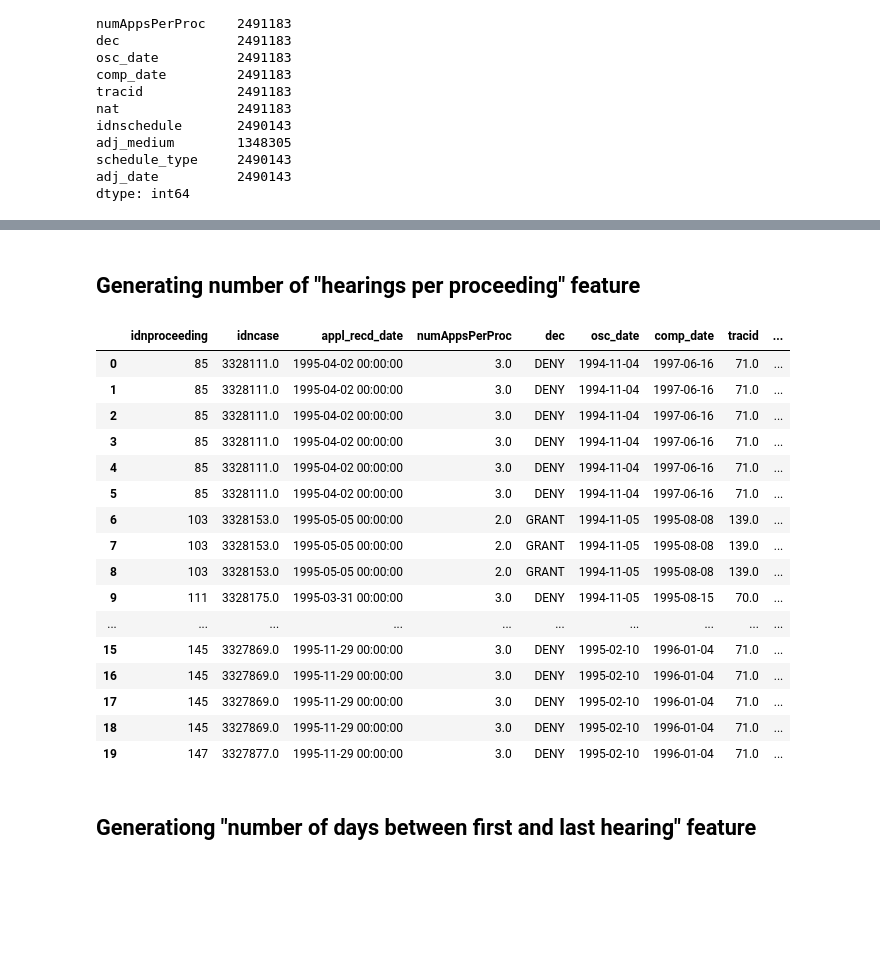
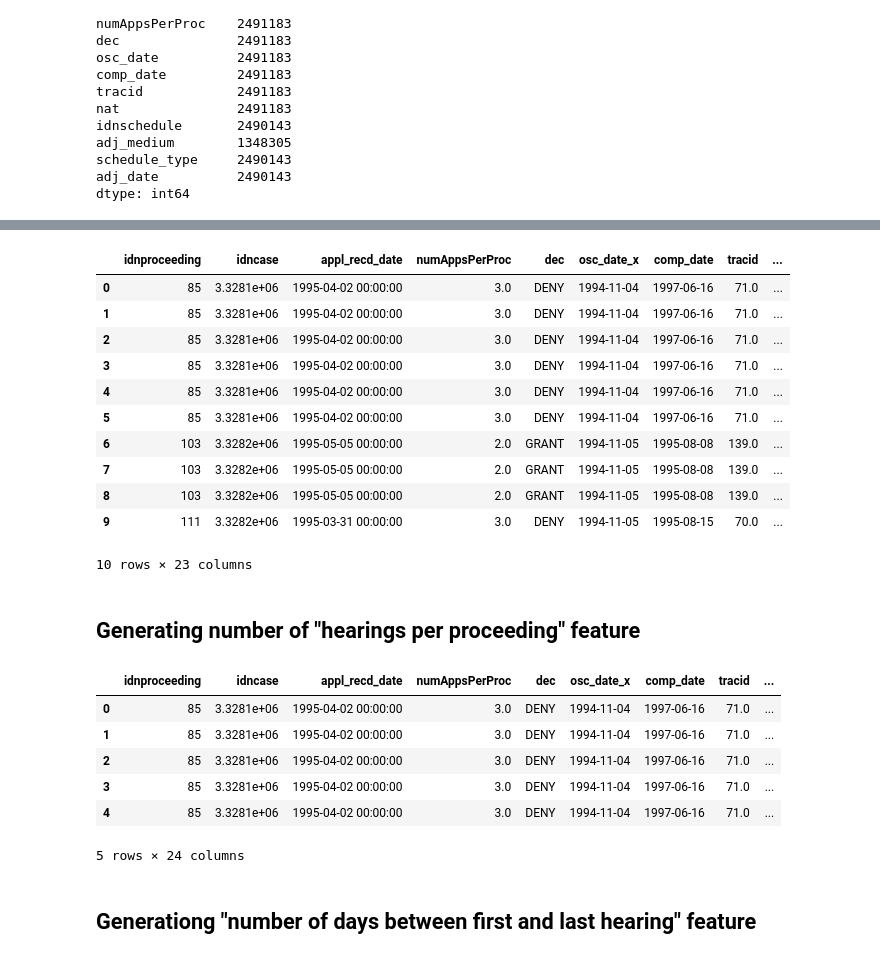
Before and after one commit to aspenyoo/refugees, a Jupyter notebook: Cleaning Schedule.ipynb, the cells around one changed output, grey strips where cells are left out. Saved outputs shown, nothing was run; the diff lists cells and outputs as text; code cells hidden in the pictures; blank space fills up the shorter version.

```diff
--- a/Cleaning Schedule.ipynb
+++ b/Cleaning Schedule.ipynb
@@ -63,0 +81,2 @@ sched.head(5)
+# %%
+tbl_sched = pd.read_csv('../detailed_schedule.csv', low_memory=False)
@@ -63,0 +92,2 @@ sched.head(5)
+# %%
+tbl_sched['adj_date'] = pd.to_datetime(tbl_sched['adj_date'])
@@ -117,5 +159,4 @@ merged_sched_master.head(10)
-# %%
-merged_sched_master['adj_date'] = merged_sched_master['adj_date'].astype('str')
-# delete dates invalid formats
-merged_sched_master = merged_sched_master[merged_sched_master['adj_date'].apply(lambda x: len(x) == 9)]
-merged_sched_master['adj_date'] = pd.to_datetime(merged_sched_master['adj_date'], format='%d%b%Y')
+# %%
+# merging with tbl_schedule.csv
+merged_sched_master = pd.merge(merged_sched_master, tbl_sched, on=['idncase', 'idnproceeding', 'adj_date'], how='left')
+merged_sched_master.count()
@@ -122,3 +181,18 @@ merged_sched_master['adj_date'] = pd.to_datetime(merged_sched_master['adj_date']
+# %%
+merged_sched_master.head(10)
+# %% [output]
+|  | idnproceeding | idncase | appl_recd_date | numAppsPerProc | dec | osc_date_x | comp_date | tracid | ... |
+| 0 | 85 | 3.3281e+06 | 1995-04-02 00:00:00 | 3.0 | DENY | 1994-11-04 | 1997-06-16 | 71.0 | ... |
+| 1 | 85 | 3.3281e+06 | 1995-04-02 00:00:00 | 3.0 | DENY | 1994-11-04 | 1997-06-16 | 71.0 | ... |
+| 2 | 85 | 3.3281e+06 | 1995-04-02 00:00:00 | 3.0 | DENY | 1994-11-04 | 1997-06-16 | 71.0 | ... |
+| 3 | 85 | 3.3281e+06 | 1995-04-02 00:00:00 | 3.0 | DENY | 1994-11-04 | 1997-06-16 | 71.0 | ... |
+| 4 | 85 | 3.3281e+06 | 1995-04-02 00:00:00 | 3.0 | DENY | 1994-11-04 | 1997-06-16 | 71.0 | ... |
+| 5 | 85 | 3.3281e+06 | 1995-04-02 00:00:00 | 3.0 | DENY | 1994-11-04 | 1997-06-16 | 71.0 | ... |
+| 6 | 103 | 3.3282e+06 | 1995-05-05 00:00:00 | 2.0 | GRANT | 1994-11-05 | 1995-08-08 | 139.0 | ... |
+| 7 | 103 | 3.3282e+06 | 1995-05-05 00:00:00 | 2.0 | GRANT | 1994-11-05 | 1995-08-08 | 139.0 | ... |
+| 8 | 103 | 3.3282e+06 | 1995-05-05 00:00:00 | 2.0 | GRANT | 1994-11-05 | 1995-08-08 | 139.0 | ... |
+| 9 | 111 | 3.3282e+06 | 1995-03-31 00:00:00 | 3.0 | DENY | 1994-11-05 | 1995-08-15 | 70.0 | ... |
+10 rows × 23 columns
 # %% [markdown]
 ## Generating number of "hearings per proceeding" feature
 # %%
@@ -126,25 +200,15 @@ merged_sched_master['numHearingsPerProc'] = 1
 # adding additional feature based on how many hearings have been scheduled for the same (idnCase, idnProceeding) pair
 merged_sched_master['numHearingsPerProc'] = merged_sched_master.groupby(['idncase', 'idnproceeding'])['numHearingsPerProc'].transform('count')
 # %%
-merged_sched_master.head(20)
+merged_sched_master.head(5)
 # %% [output]
-|  | idnproceeding | idncase | appl_recd_date | numAppsPerProc | dec | osc_date | comp_date | tracid | ... |
-| 0 | 85 | 3328111.0 | 1995-04-02 00:00:00 | 3.0 | DENY | 1994-11-04 | 1997-06-16 | 71.0 | ... |
-| 1 | 85 | 3328111.0 | 1995-04-02 00:00:00 | 3.0 | DENY | 1994-11-04 | 1997-06-16 | 71.0 | ... |
-| 2 | 85 | 3328111.0 | 1995-04-02 00:00:00 | 3.0 | DENY | 1994-11-04 | 1997-06-16 | 71.0 | ... |
-| 3 | 85 | 3328111.0 | 1995-04-02 00:00:00 | 3.0 | DENY | 1994-11-04 | 1997-06-16 | 71.0 | ... |
-| 4 | 85 | 3328111.0 | 1995-04-02 00:00:00 | 3.0 | DENY | 1994-11-04 | 1997-06-16 | 71.0 | ... |
-| 5 | 85 | 3328111.0 | 1995-04-02 00:00:00 | 3.0 | DENY | 1994-11-04 | 1997-06-16 | 71.0 | ... |
-| 6 | 103 | 3328153.0 | 1995-05-05 00:00:00 | 2.0 | GRANT | 1994-11-05 | 1995-08-08 | 139.0 | ... |
-| 7 | 103 | 3328153.0 | 1995-05-05 00:00:00 | 2.0 | GRANT | 1994-11-05 | 1995-08-08 | 139.0 | ... |
-| 8 | 103 | 3328153.0 | 1995-05-05 00:00:00 | 2.0 | GRANT | 1994-11-05 | 1995-08-08 | 139.0 | ... |
-| 9 | 111 | 3328175.0 | 1995-03-31 00:00:00 | 3.0 | DENY | 1994-11-05 | 1995-08-15 | 70.0 | ... |
-| ... | ... | ... | ... | ... | ... | ... | ... | ... | ... |
-| 15 | 145 | 3327869.0 | 1995-11-29 00:00:00 | 3.0 | DENY | 1995-02-10 | 1996-01-04 | 71.0 | ... |
-| 16 | 145 | 3327869.0 | 1995-11-29 00:00:00 | 3.0 | DENY | 1995-02-10 | 1996-01-04 | 71.0 | ... |
-| 17 | 145 | 3327869.0 | 1995-11-29 00:00:00 | 3.0 | DENY | 1995-02-10 | 1996-01-04 | 71.0 | ... |
-| 18 | 145 | 3327869.0 | 1995-11-29 00:00:00 | 3.0 | DENY | 1995-02-10 | 1996-01-04 | 71.0 | ... |
-| 19 | 147 | 3327877.0 | 1995-11-29 00:00:00 | 3.0 | DENY | 1995-02-10 | 1996-01-04 | 71.0 | ... |
+|  | idnproceeding | idncase | appl_recd_date | numAppsPerProc | dec | osc_date_x | comp_date | tracid | ... |
+| 0 | 85 | 3.3281e+06 | 1995-04-02 00:00:00 | 3.0 | DENY | 1994-11-04 | 1997-06-16 | 71.0 | ... |
+| 1 | 85 | 3.3281e+06 | 1995-04-02 00:00:00 | 3.0 | DENY | 1994-11-04 | 1997-06-16 | 71.0 | ... |
+| 2 | 85 | 3.3281e+06 | 1995-04-02 00:00:00 | 3.0 | DENY | 1994-11-04 | 1997-06-16 | 71.0 | ... |
+| 3 | 85 | 3.3281e+06 | 1995-04-02 00:00:00 | 3.0 | DENY | 1994-11-04 | 1997-06-16 | 71.0 | ... |
+| 4 | 85 | 3.3281e+06 | 1995-04-02 00:00:00 | 3.0 | DENY | 1994-11-04 | 1997-06-16 | 71.0 | ... |
+5 rows × 24 columns
 # %% [markdown]
 ## Generationg "number of days between first and last hearing" feature
 # %%
```
Also changed, not shown: parts of 26 cells of this notebook, 1 other file.
